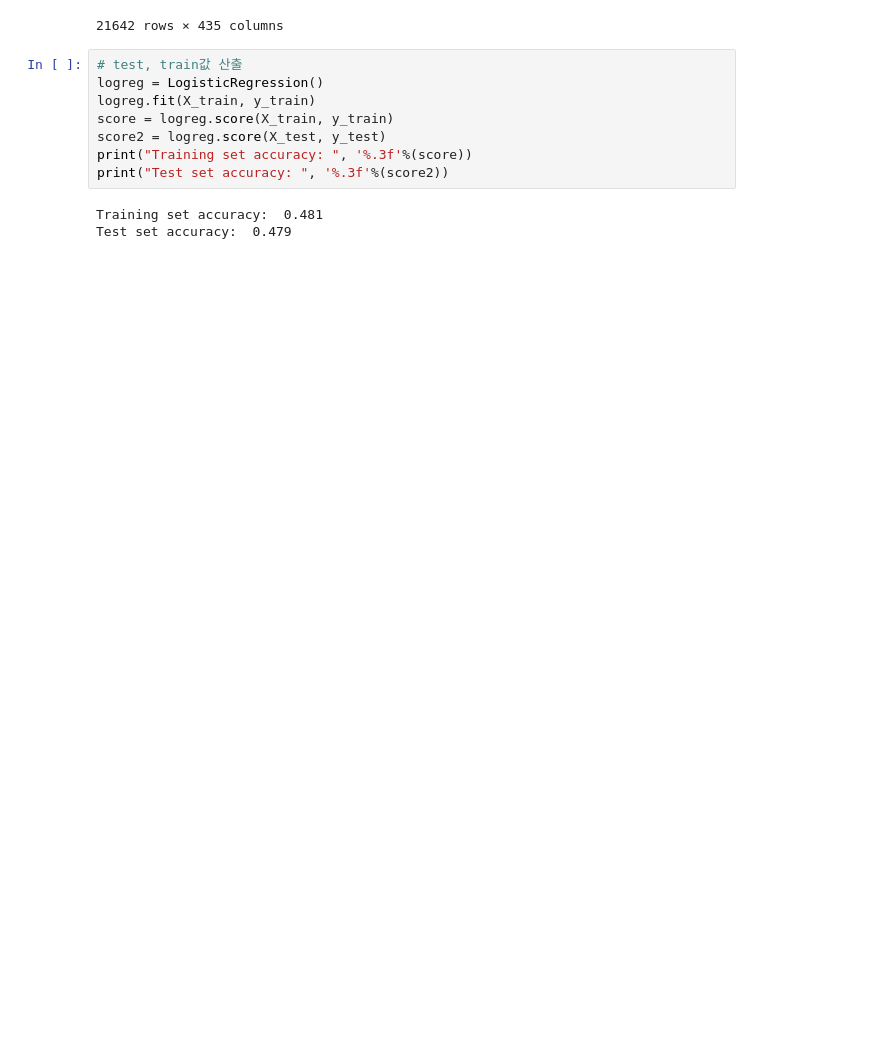
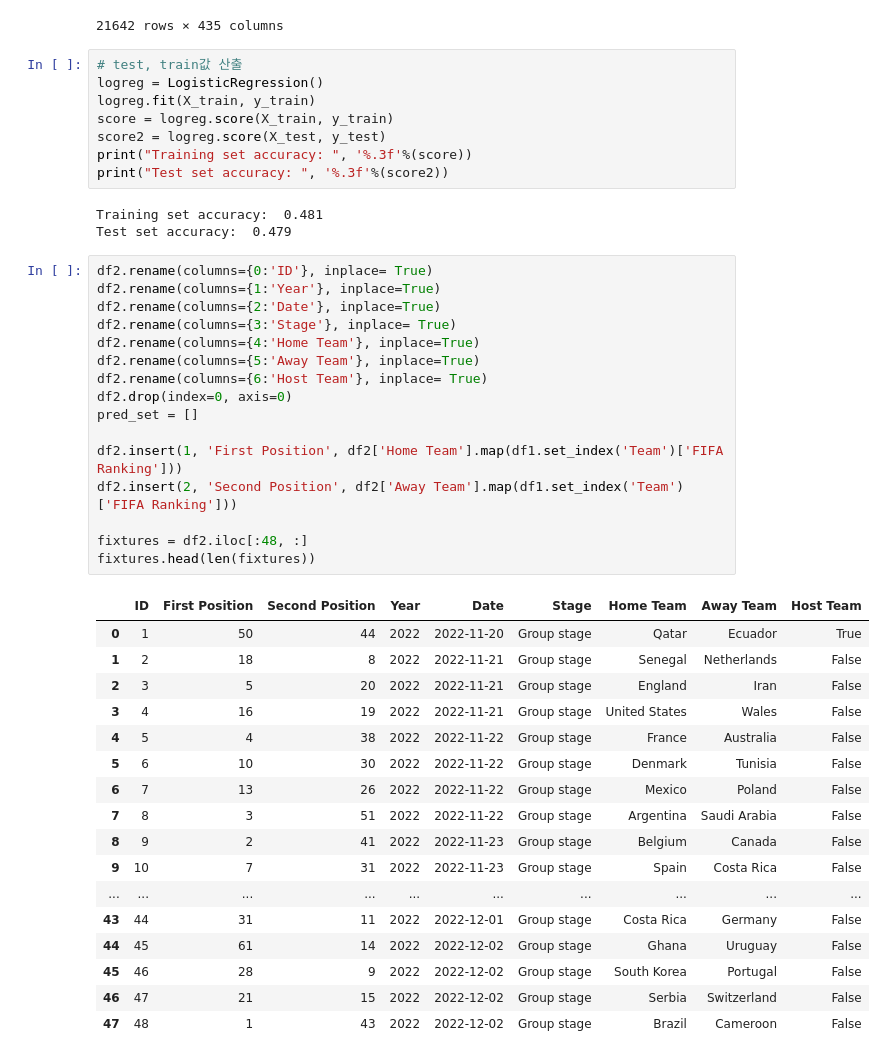
Before and after one commit to kimnamhyeon0112/2022-2_OSP_Final_Project, a Jupyter notebook: Qatar_WC_Prediction.ipynb, the cells around one changed output. Cells and saved outputs as stored; diff of their text form; blank space fills up the shorter version.

```diff
--- a/Qatar_WC_Prediction.ipynb
+++ b/Qatar_WC_Prediction.ipynb
@@ -1892,3 +1892,37 @@ print("Test set accuracy: ", '%.3f'%(score2))
 # %% [output]
 Training set accuracy:  0.481
 Test set accuracy:  0.479
+# %%
+df2.rename(columns={0:'ID'}, inplace= True)
+df2.rename(columns={1:'Year'}, inplace=True)
+df2.rename(columns={2:'Date'}, inplace=True)
+df2.rename(columns={3:'Stage'}, inplace= True)
+df2.rename(columns={4:'Home Team'}, inplace=True)
+df2.rename(columns={5:'Away Team'}, inplace=True)
+df2.rename(columns={6:'Host Team'}, inplace= True)
+df2.drop(index=0, axis=0)
+pred_set = []
+
+df2.insert(1, 'First Position', df2['Home Team'].map(df1.set_index('Team')['FIFA Ranking']))
+df2.insert(2, 'Second Position', df2['Away Team'].map(df1.set_index('Team')['FIFA Ranking']))
+
+fixtures = df2.iloc[:48, :]
+fixtures.head(len(fixtures))
+# %% [output]
+|  | ID | First Position | Second Position | Year | Date | Stage | Home Team | Away Team | Host Team |
+| 0 | 1 | 50 | 44 | 2022 | 2022-11-20 | Group stage | Qatar | Ecuador | True |
+| 1 | 2 | 18 | 8 | 2022 | 2022-11-21 | Group stage | Senegal | Netherlands | False |
+| 2 | 3 | 5 | 20 | 2022 | 2022-11-21 | Group stage | England | Iran | False |
+| 3 | 4 | 16 | 19 | 2022 | 2022-11-21 | Group stage | United States | Wales | False |
+| 4 | 5 | 4 | 38 | 2022 | 2022-11-22 | Group stage | France | Australia | False |
+| 5 | 6 | 10 | 30 | 2022 | 2022-11-22 | Group stage | Denmark | Tunisia | False |
+| 6 | 7 | 13 | 26 | 2022 | 2022-11-22 | Group stage | Mexico | Poland | False |
+| 7 | 8 | 3 | 51 | 2022 | 2022-11-22 | Group stage | Argentina | Saudi Arabia | False |
+| 8 | 9 | 2 | 41 | 2022 | 2022-11-23 | Group stage | Belgium | Canada | False |
+| 9 | 10 | 7 | 31 | 2022 | 2022-11-23 | Group stage | Spain | Costa Rica | False |
+| ... | ... | ... | ... | ... | ... | ... | ... | ... | ... |
+| 43 | 44 | 31 | 11 | 2022 | 2022-12-01 | Group stage | Costa Rica | Germany | False |
+| 44 | 45 | 61 | 14 | 2022 | 2022-12-02 | Group stage | Ghana | Uruguay | False |
+| 45 | 46 | 28 | 9 | 2022 | 2022-12-02 | Group stage | South Korea | Portugal | False |
+| 46 | 47 | 21 | 15 | 2022 | 2022-12-02 | Group stage | Serbia | Switzerland | False |
+| 47 | 48 | 1 | 43 | 2022 | 2022-12-02 | Group stage | Brazil | Cameroon | False |
```
Also changed, not shown: parts of 6 cells of this notebook, 1 other file.
